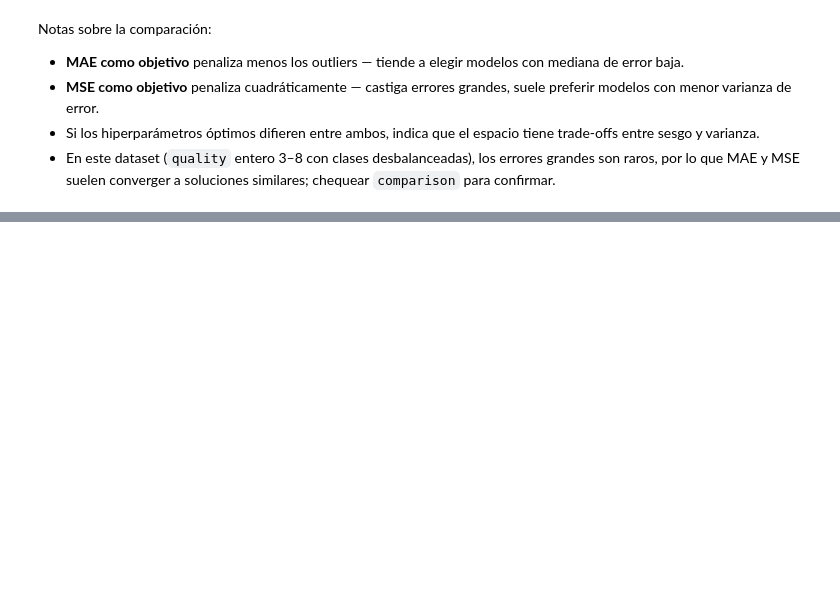
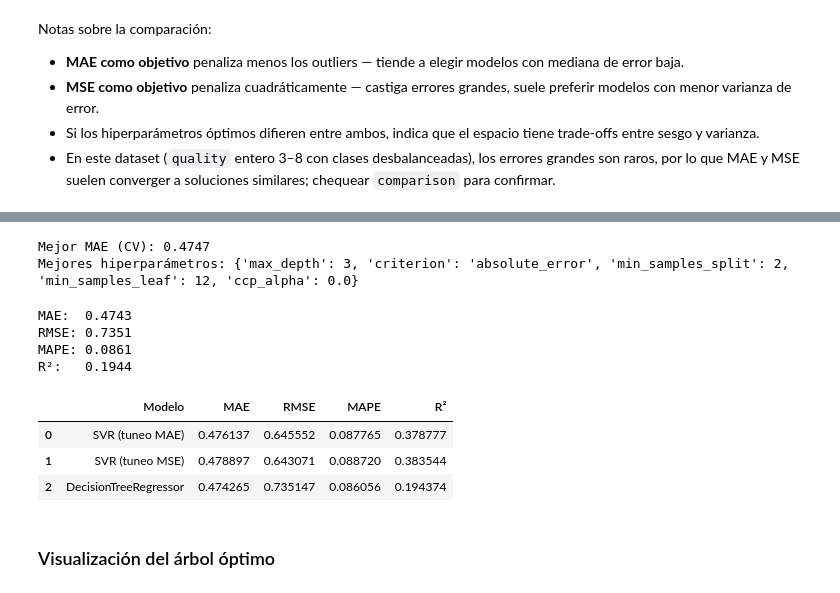
Before and after one commit to francomor/ceia-trabajos, a Jupyter notebook: aprendizaje_maquina/clase3/ejercicio_resuelto.ipynb, the cells around one changed output, grey strips where cells are left out. Cells and saved outputs as stored; diff of their text form; code cells hidden in the pictures; blank space fills up the shorter version.

```diff
--- a/aprendizaje_maquina/clase3/ejercicio_resuelto.ipynb
+++ b/aprendizaje_maquina/clase3/ejercicio_resuelto.ipynb
@@ -386,0 +397,60 @@ Notas sobre la comparación:
+# %%
+def objective_tree(trial):
+    params = {
+        "max_depth": trial.suggest_int("max_depth", 1, 30),
+        "criterion": trial.suggest_categorical("criterion", ["squared_error", "friedman_mse", "absolute_error"]),
+        "min_samples_split": trial.suggest_int("min_samples_split", 2, 20),
+        "min_samples_leaf": trial.suggest_int("min_samples_leaf", 1, 20),
+        "ccp_alpha": trial.suggest_float("ccp_alpha", 0.0, 0.1),
+        "random_state": 42,
+    }
+    model = DecisionTreeRegressor(**params)
+    scores = cross_val_score(model, X_train, y_train, cv=5,
+                             scoring="neg_mean_absolute_error", n_jobs=-1)
+    return scores.mean()
+
+
+optuna.logging.set_verbosity(optuna.logging.WARNING)
+study_tree = optuna.create_study(direction="maximize", sampler=GPSampler(seed=42))
+study_tree.optimize(objective_tree, n_trials=100, show_progress_bar=True)
+
+print(f"Mejor MAE (CV): {-study_tree.best_value:.4f}")
+print(f"Mejores hiperparámetros: {study_tree.best_params}")
+# %% [output]
+Mejor MAE (CV): 0.4747
+Mejores hiperparámetros: {'max_depth': 3, 'criterion': 'absolute_error', 'min_samples_split': 2, 'min_samples_leaf': 12, 'ccp_alpha': 0.0}
+# %%
+best_tree = DecisionTreeRegressor(**study_tree.best_params)
+best_tree.fit(X_train, y_train)
+y_pred_tree = best_tree.predict(X_test)
+
+mae_tree  = mean_absolute_error(y_test, y_pred_tree)
+rmse_tree = root_mean_squared_error(y_test, y_pred_tree)
+mape_tree = mean_absolute_percentage_error(y_test, y_pred_tree)
+r2_tree   = r2_score(y_test, y_pred_tree)
+
+print(f"MAE:  {mae_tree:.4f}")
+print(f"RMSE: {rmse_tree:.4f}")
+print(f"MAPE: {mape_tree:.4f}")
+print(f"R²:   {r2_tree:.4f}")
+# %% [output]
+MAE:  0.4743
+RMSE: 0.7351
+MAPE: 0.0861
+R²:   0.1944
+# %%
+comparison_tree = pd.DataFrame({
+    "Modelo": ["SVR (tuneo MAE)", "SVR (tuneo MSE)", "DecisionTreeRegressor"],
+    "MAE":  [mae,     mae_mse,  mae_tree],
+    "RMSE": [rmse,    rmse_mse, rmse_tree],
+    "MAPE": [mape,    mape_mse, mape_tree],
+    "R²":   [r2,      r2_mse,   r2_tree],
+})
+comparison_tree
+# %% [output]
+|  | Modelo | MAE | RMSE | MAPE | R² |
+| 0 | SVR (tuneo MAE) | 0.476137 | 0.645552 | 0.087765 | 0.378777 |
+| 1 | SVR (tuneo MSE) | 0.478897 | 0.643071 | 0.088720 | 0.383544 |
+| 2 | DecisionTreeRegressor | 0.474265 | 0.735147 | 0.086056 | 0.194374 |
+# %% [markdown]
+### Visualización del árbol óptimo
```
Also changed, not shown: parts of 16 cells of this notebook, 4 other files.
